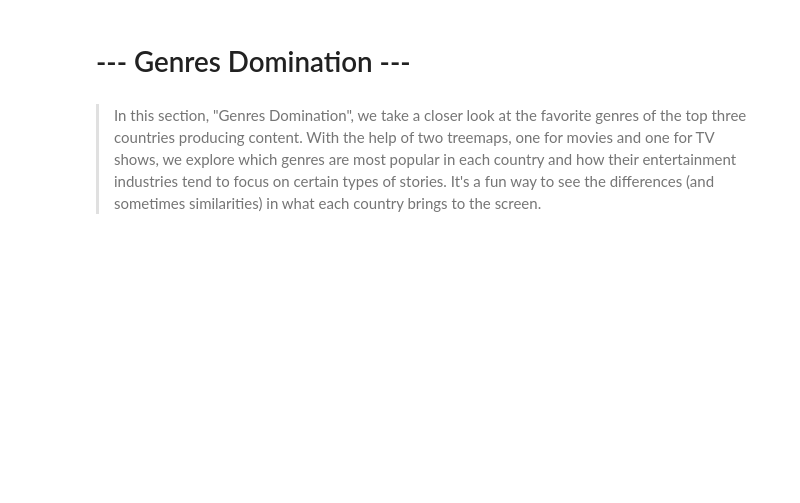
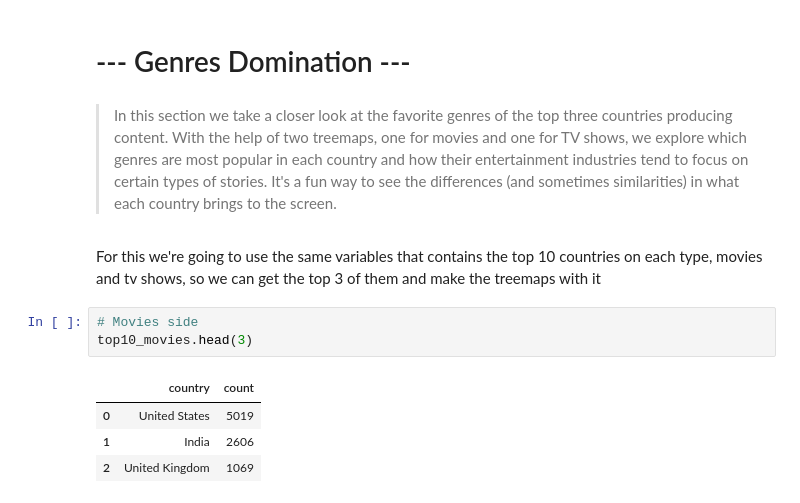
Before and after one commit to imelinc/eda-project, a Jupyter notebook: eda-project.ipynb, the cells around one changed output. Drawn from its saved outputs; the diff is of its cells as text; blank space fills up the shorter version.

Commit message:
continue with treemaps

```diff
--- a/eda-project.ipynb
+++ b/eda-project.ipynb
@@ -565,4 +598,14 @@ The pie charts reveal that the United States is the dominant contributor in both
 # %% [markdown]
 # --- Genres Domination ---
 # %% [markdown]
->In this section, "Genres Domination", we take a closer look at the favorite genres of the top three countries producing content. With the help of two treemaps, one for movies and one for TV shows, we explore which genres are most popular in each country and how their entertainment industries tend to focus on certain types of stories. It's a fun way to see the differences (and sometimes similarities) in what each country brings to the screen.
+>In this section we take a closer look at the favorite genres of the top three countries producing content. With the help of two treemaps, one for movies and one for TV shows, we explore which genres are most popular in each country and how their entertainment industries tend to focus on certain types of stories. It's a fun way to see the differences (and sometimes similarities) in what each country brings to the screen.
+# %% [markdown]
+For this we're going to use the same variables that contains the top 10 countries on each type, movies and tv shows, so we can get the top 3 of them and make the treemaps with it
+# %%
+# Movies side
+top10_movies.head(3)
+# %% [output]
+|  | country | count |
+| 0 | United States | 5019 |
+| 1 | India | 2606 |
+| 2 | United Kingdom | 1069 |
```
Also changed, not shown: parts of 21 cells of this notebook.
